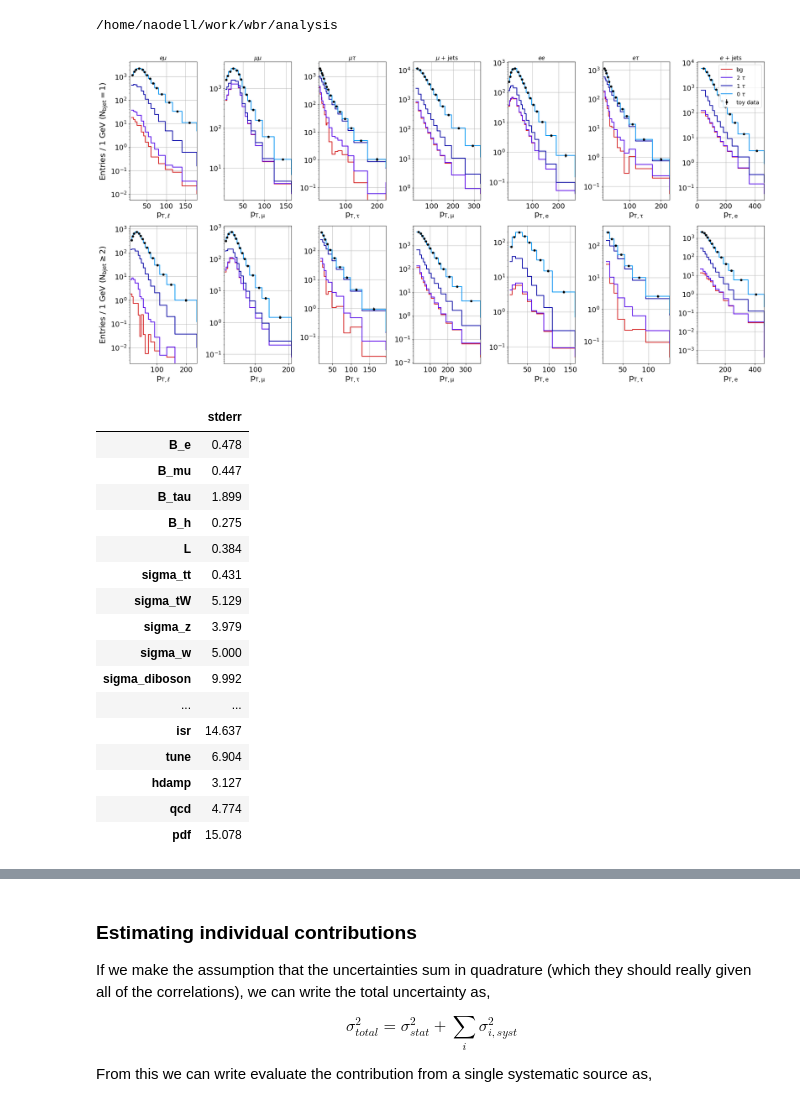
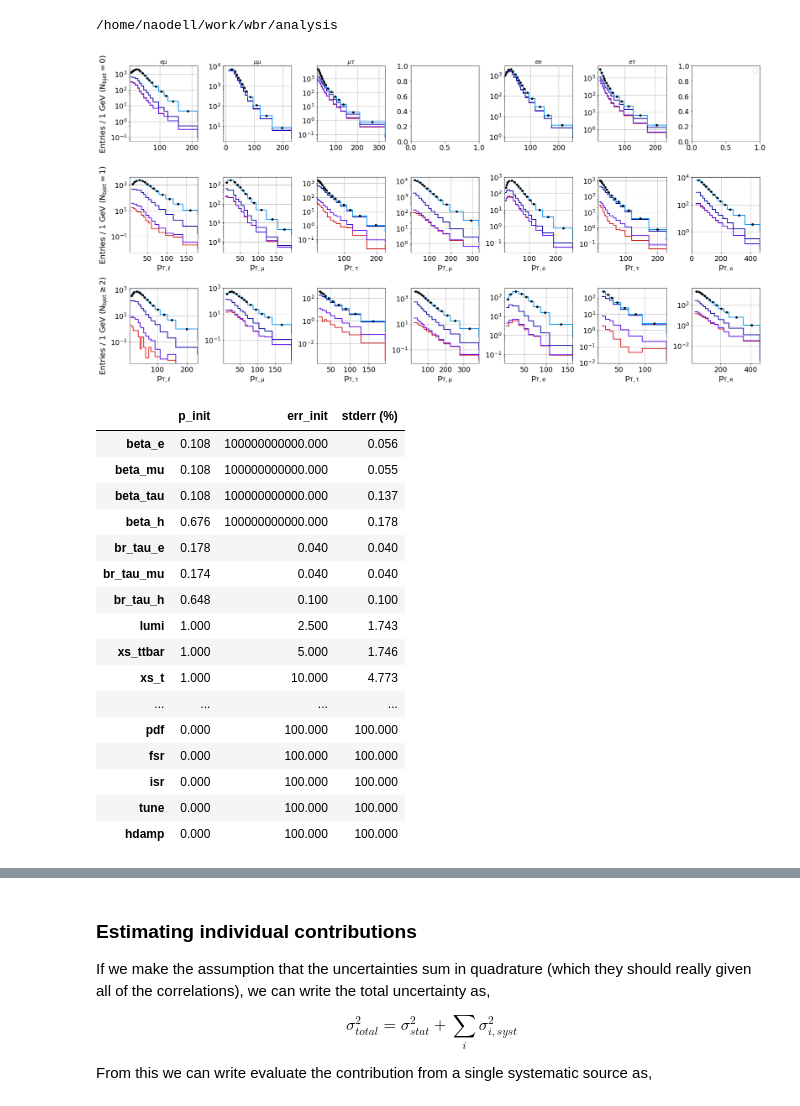
Before and after one commit to NWUHEP/analysis-tools, a Jupyter notebook: notebooks/w_br_asimov.ipynb, the cells around one changed output, grey strips where cells are left out. Cells and saved outputs as stored; diff of their text form; code cells hidden in the pictures.

Commit message:
Works with normalization parameters; testing shape parameters (probably too slow)

```diff
--- a/notebooks/w_br_asimov.ipynb
+++ b/notebooks/w_br_asimov.ipynb
@@ -36,9 +36,9 @@ matplotlib.rcParams.update(params)
 # configure, get the input data, and do any additional processing that is needed
 input_dir  = f'local_data/templates/bjet_binned/'
 selections = [
-              #'emu',
-              #'mumu',  'mutau', 'mu4j',
-              'ee'#,  'etau', 'e4j'
+              'emu',
+              'mumu',  'mutau', 'mu4j',
+              'ee',  'etau', 'e4j'
              ]
 n_selection = len(selections)
 targets    = dict(
@@ -78,12 +78,13 @@ for selection in selections:
     toy_data[selection] = dict()
     sdata = fit_data.get_selection_data(selection)
     for b, bdata in sdata.items():
-        if b == 0: continue
+        if b == 0 and selection in ['e4j', 'mu4j']:
+            continue
+
         templates = bdata['templates']
-
         # signal component
         toy_data[selection][b] = np.zeros(bdata['bins'].size - 1)
-        for sig in ['ttbar', 't']:#, 'wjets']: # figure out wjets: needs separate decay map from tt/tW
+        for sig in ['ttbar', 't', 'wjets']: # figure out wjets: needs separate decay map from tt/tW
             signal_template = pd.DataFrame.from_items((dm, t['val']) for dm, t in templates[sig].items())
             if sig == 'wjets':
                 signal = fh.signal_mixture_model(beta_init, br_tau, signal_template, sample=False, single_w=True)
@@ -93,17 +94,22 @@ for selection in selections:
 
         # background component
         for bg in ['zjets', 'diboson', 'fakes']:
-            if bg == 'fakes' and selection not in ['mu4j', 'mutau', 'etau']:
+            if bg == 'fakes': #and selection not in ['mu4j', 'e4j', 'mutau', 'etau']:
                 continue
 
             toy_data[selection][b] += templates[bg]['val']
 # %%
 # visualize toy data
-fig, axes = plt.subplots(2, 7, figsize=(24, 12), facecolor='white')
+fig, axes = plt.subplots(3, 7, figsize=(24, 12), facecolor='white')
 for i, selection in enumerate(selections):
     sdata = fit_data.get_selection_data(selection)
     for j, (b, bdata) in enumerate(sdata.items()):
-        if b == 0: continue # and selection not in ['etau', 'mutau']: continue
+        if b == 0:
+            axes[b, i].set_title(plot_labels[selection][1])
+
+            if selection in ['e4j', 'mu4j']:
+                #axes[b, i].axis('off')
+                continue # and selection not in ['etau', 'mutau']: continue
 
         # get and plot the data
         templates = bdata['templates']
@@ -112,14 +118,14 @@ for i, selection in enumerate(selections):
         dx = np.append(dx, dx[-1])
         x  = bins + dx/2
 
-        ax = axes[b-1][i]
+        ax = axes[b, i]
         data = toy_data[selection][b]
         ax.errorbar(x, data/dx, np.sqrt(data)/dx, fmt='ko', linewidth=2., markersize=5)
 
         # background component
         h_bg = np.zeros(data.shape)
         for bg_label in ['zjets', 'diboson', 'fakes']:
-            if bg_label == 'fakes' and selection not in ['mu4j', 'mutau', 'etau']:
+            if bg_label == 'fakes':# and selection not in ['mu4j', 'mutau', 'etau']:
                 continue
             h_bg += templates[bg_label]['val']
 
@@ -127,11 +133,10 @@ for i, selection in enumerate(selections):
         h_twotau  = np.zeros(h_bg.shape)
         h_onetau  = np.zeros(h_bg.shape)
         h_nominal = np.zeros(h_bg.shape)
-        for sig in ['ttbar', 't']: #, 'wjets']:
+        for sig in ['ttbar', 't', 'wjets']:
             signal_template = pd.DataFrame.from_items((dm, t['val']) for dm, t in templates[sig].items())
 
             if sig == 'wjets':
-                continue
                 h_onetau  += fh.signal_mixture_model(beta_init, br_tau, signal_template, mask=np.array([0, 0, 1, 1, 1, 0]), single_w=True)
                 h_nominal += fh.signal_mixture_model(beta_init, br_tau, signal_template, single_w=True)
             else:
@@ -145,37 +150,34 @@ for i, selection in enumerate(selections):
 
         ax.plot(bins, h_bg/dx, drawstyle='steps-post', c='C3', linestyle='-', linewidth=2.)
         ax.plot(bins, h_twotau/dx, drawstyle='steps-post', c='xkcd:blue violet', linestyle='-', linewidth=2.)
         ax.plot(bins, h_onetau/dx, drawstyle='steps-post', c='xkcd:royal blue', linestyle='-', linewidth=2.)
         ax.plot(bins, h_nominal/dx, drawstyle='steps-post', c='xkcd:azure', linestyle='-', linewidth=2.)
 
         xmin, xmax = bins[0]-dx[0], bins[-2]+dx[-2]
         ax.set_xlim(xmin, xmax)
         #ax.set_ylim(0.01, 10.*np.max(h_nominal[0]/dx))
         ax.set_yscale('log')
-        #if j == 0 or (selection in ['etau', 'mutau'] and j == 1):
-        #    ax.set_title(plot_labels[selection][1])
 
         if b == 0:
             if i == 0:
                 ax.set_ylabel(r'Entries / 1 GeV ($\sf N_{b jet} = 0$)')
         elif b == 1:
-            ax.set_title(plot_labels[selection][1])
             ax.set_xlabel(plot_labels[selection][0])
             if i == 0:
                 ax.set_ylabel(r'Entries / 1 GeV ($\sf N_{b jet} = 1$)')
         elif b == 2:
             ax.set_xlabel(plot_labels[selection][0])
             if i == 0:
                 ax.set_ylabel(r'Entries / 1 GeV ($\sf N_{b jet} \geq 2$)')
         ax.grid()
 
     axes[0][-1].legend(['bg', r'2 $\tau$', r'1 $\tau$', r'0 $\tau$', 'toy data'], fontsize=14)
 
 plt.tight_layout()
 plt.savefig('plots/toy_mc_example.pdf')
 plt.show()
 # %% [output]
-[figure, old version]
+[figure, new version]
 # %%
 # nominal case
 cost_type = 'poisson'
@@ -184,6 +185,10 @@ p_init = np.array(p_init)
 fobj = partial(fit_data.objective, data=toy_data, cost_type=cost_type)
 stderr, corr = fh.calculate_covariance(fobj, p_init)
 # %%
+params = fit_data._parameters
+p_labels = params.index.values
+p_init = params.val_init.values
+
 pd.set_option('precision', 3)
 pd.set_option('display.float_format', lambda x: '%.3f' % x)
 pd.set_option('display.max_columns', len(p_labels))
@@ -191,25 +196,27 @@ pd.set_option('display.max_rows', len(p_labels))
 
 #print(result.x)
 #print(cov[0])
-pct_err = pd.DataFrame(100*stderr/p_init, index=p_labels, columns=['stderr'])
-df_corr = pd.DataFrame(corr, columns=p_labels, index=p_labels)
+pct_err = pd.DataFrame(np.array([p_init, 100*params.err_init, 100*stderr]).T,
+                       index=p_labels,
+                       columns=['p_init', 'err_init', 'stderr (%)']
+                      )
 pct_err
 # %% [output]
-|  | stderr |
-| B_e | 0.478 |
-| B_mu | 0.447 |
-| B_tau | 1.899 |
-| B_h | 0.275 |
-| L | 0.384 |
-| sigma_tt | 0.431 |
-| sigma_tW | 5.129 |
-| sigma_z | 3.979 |
-| sigma_w | 5.000 |
-| sigma_diboson | 9.992 |
-| ... | ... |
-| isr | 14.637 |
-| tune | 6.904 |
-| hdamp | 3.127 |
-| qcd | 4.774 |
-| pdf | 15.078 |
+|  | p_init | err_init | stderr (%) |
+| beta_e | 0.108 | 100000000000.000 | 0.056 |
+| beta_mu | 0.108 | 100000000000.000 | 0.055 |
+| beta_tau | 0.108 | 100000000000.000 | 0.137 |
+| beta_h | 0.676 | 100000000000.000 | 0.178 |
+| br_tau_e | 0.178 | 0.040 | 0.040 |
+| br_tau_mu | 0.174 | 0.040 | 0.040 |
+| br_tau_h | 0.648 | 0.100 | 0.100 |
+| lumi | 1.000 | 2.500 | 1.743 |
+| xs_ttbar | 1.000 | 5.000 | 1.746 |
+| xs_t | 1.000 | 10.000 | 4.773 |
+| ... | ... | ... | ... |
+| pdf | 0.000 | 100.000 | 100.000 |
+| fsr | 0.000 | 100.000 | 100.000 |
+| isr | 0.000 | 100.000 | 100.000 |
+| tune | 0.000 | 100.000 | 100.000 |
+| hdamp | 0.000 | 100.000 | 100.000 |
 # %%
```
Also changed, not shown: parts of 2 cells of this notebook, 3 other files.
